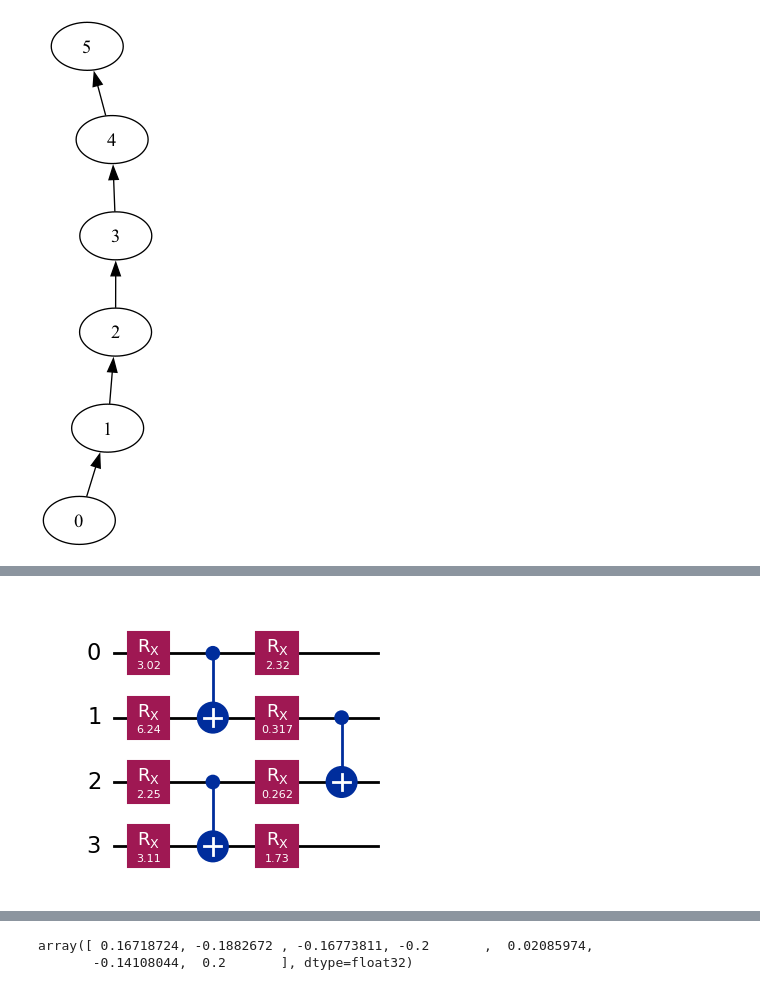
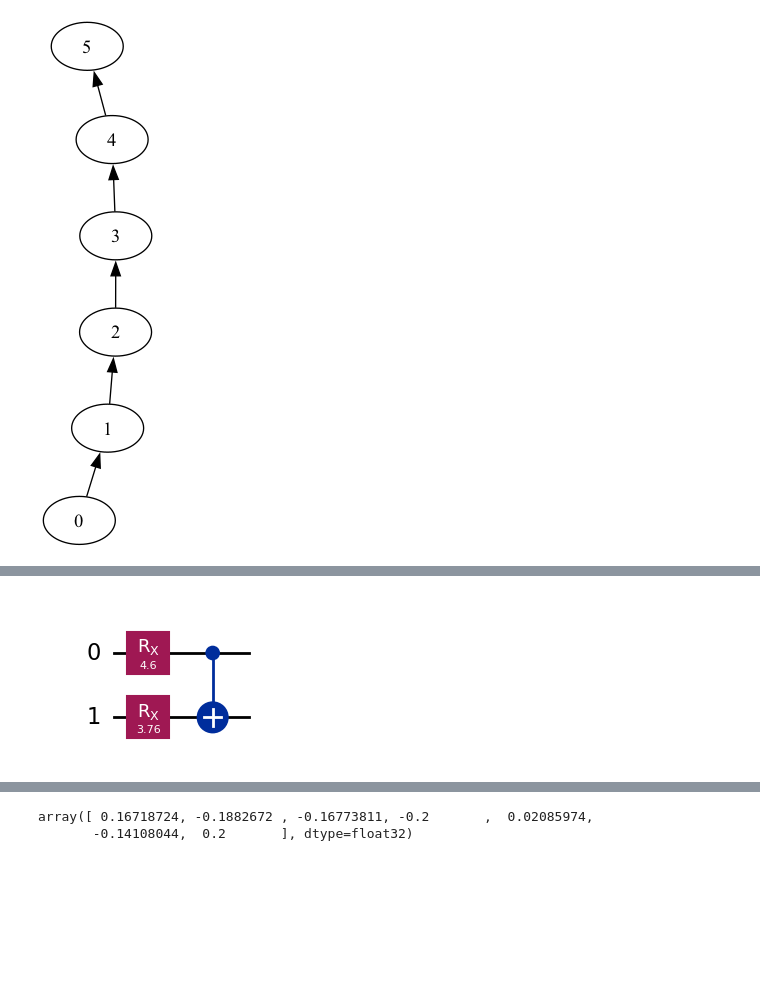
Before and after one commit to arthurostrauss/Quantum_Optimal_Control, a Jupyter notebook: gate_level/spillover_noise_use_case/generic_spillover/extended_spillovernoise_model.ipynb, the cells around one changed output, grey strips where cells are left out. Saved outputs shown, nothing was run; the diff lists cells and outputs as text; code cells hidden in the pictures; blank space fills up the shorter version.

```diff
--- a/gate_level/spillover_noise_use_case/generic_spillover/extended_spillovernoise_model.ipynb
+++ b/gate_level/spillover_noise_use_case/generic_spillover/extended_spillovernoise_model.ipynb
@@ -31,17 +30,18 @@ cm.draw()
 # Define parameters for U(phi) gates
 # phi_rotation_values = np.pi * np.array([0.25, 0.5, 0.75, 1])
 # phi_arr = np.random.choice(phi_rotation_values, size=num_qubits)
-n_layers = 4
+n_layers = 1
+seed = 42
+np.random.seed(seed)
 rotation_angles = np.random.uniform(0, 2 * np.pi, size=num_qubits * n_layers)
-from qiskit.circuit.library import TwoLocal
+from qiskit.circuit.library import n_local
 
-qc = TwoLocal(
+qc = n_local(
     num_qubits,
     "rx",
-    "cx",
+    ["cx", "cx"],
     entanglement=[[(0, 1), (2, 3), (4, 5)], [(1, 2), (3, 4)]],
     reps=n_layers,
-    flatten=True,
     skip_unentangled_qubits=True,
     skip_final_rotation_layer=True,
 )
@@ -91,0 +93,6 @@ AerSimulator('aer_simulator'
+# %%
+from qiskit.transpiler import PassManager, generate_preset_pass_manager
+from qiskit.transpiler.passes import UnrollForLoops
+pm = generate_preset_pass_manager(optimization_level=0, backend=backend)
+pm.translation.append(SpilloverNoiseAerPass(spillover_rate_matrix=numpy_to_hashable(gamma_matrix)))
+pm.translation.append(UnrollForLoops())
@@ -131,29 +143,24 @@ def apply_parametrized_circuit(
     my_qc = QuantumCircuit(q_reg, name=f"{get_gate(target['gate']).name}_cal")
     optimal_params = np.pi * np.array([0.0, 0.0, 0.5, 0.5, -0.5, 0.5, -0.5])
     # optimal_params = np.pi * np.zeros(len(params))
-
+    new_params = [optimal_params[i] + params[i] for i in range(len(params))]
     my_qc.u(
-        optimal_params[0] + params[0],
-        optimal_params[1] + params[1],
-        optimal_params[2] + params[2],
+        *new_params[:3],
         q_reg[0],
     )
     my_qc.u(
-        optimal_params[3] + params[3],
-        optimal_params[4] + params[4],
-        optimal_params[5] + params[5],
+        *new_params[3:6],
         q_reg[1],
     )
 
-    my_qc.rzx(optimal_params[6] + params[6], q_reg[0], q_reg[1])
+    my_qc.rzx(new_params[-1], q_reg[0], q_reg[1])
     qc.append(my_qc.to_instruction(label=my_qc.name), q_reg)
 # %%
 # Define the environment
 from gymnasium.spaces import Box
-from qiskit.circuit.library import CXGate
-from gymnasium.wrappers import RescaleAction, ClipAction
+from rl_qoc.environment import RescaleAndClipAction
 
-action_space = Box(low=-0.2, high=0.2, shape=(7,), dtype=np.float32)
+action_space = Box(low=-1, high=1, shape=(7,), dtype=np.float32)
 target = {"gate": "cnot", "physical_qubits": [2, 3]}
 
 backend_config = QiskitConfig(
@@ -168,15 +175,15 @@ q_env_config = QEnvConfig(
     action_space=action_space,
     execution_config=ExecutionConfig(
         batch_size=64,
-        n_reps=1,
+        n_reps=[3, 6, 8, 9],
         n_shots=50,
         sampling_paulis=100,
     ),
     reward_config="channel",
 )
 q_env = ContextAwareQuantumEnvironment(q_env_config, circuit_context=qc)
-rescaled_env = ClipAction(q_env)
+rescaled_env = RescaleAndClipAction(q_env, -1, 1)
 # %%
-q_env._target[1].causal_cone_circuit.draw("mpl")
+q_env.get_target(0, 1).causal_cone_circuit.draw("mpl")
 # %% [output]
-[figure, old version]
+[figure, new version]
```
Also changed, not shown: parts of 19 cells of this notebook, 3 other files.
